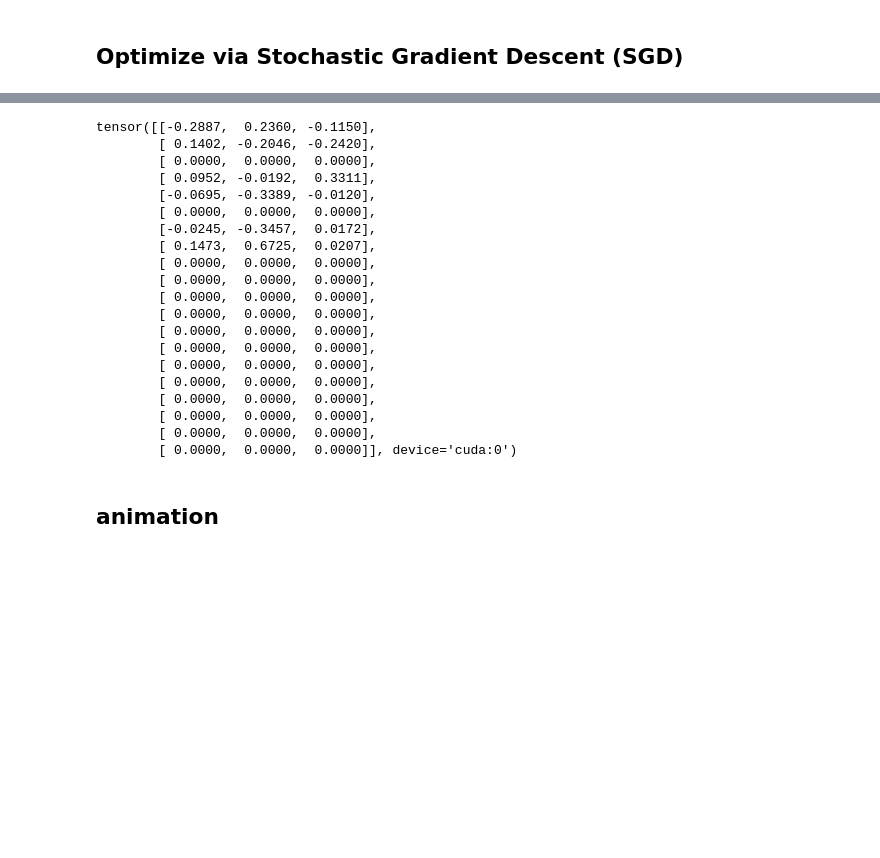
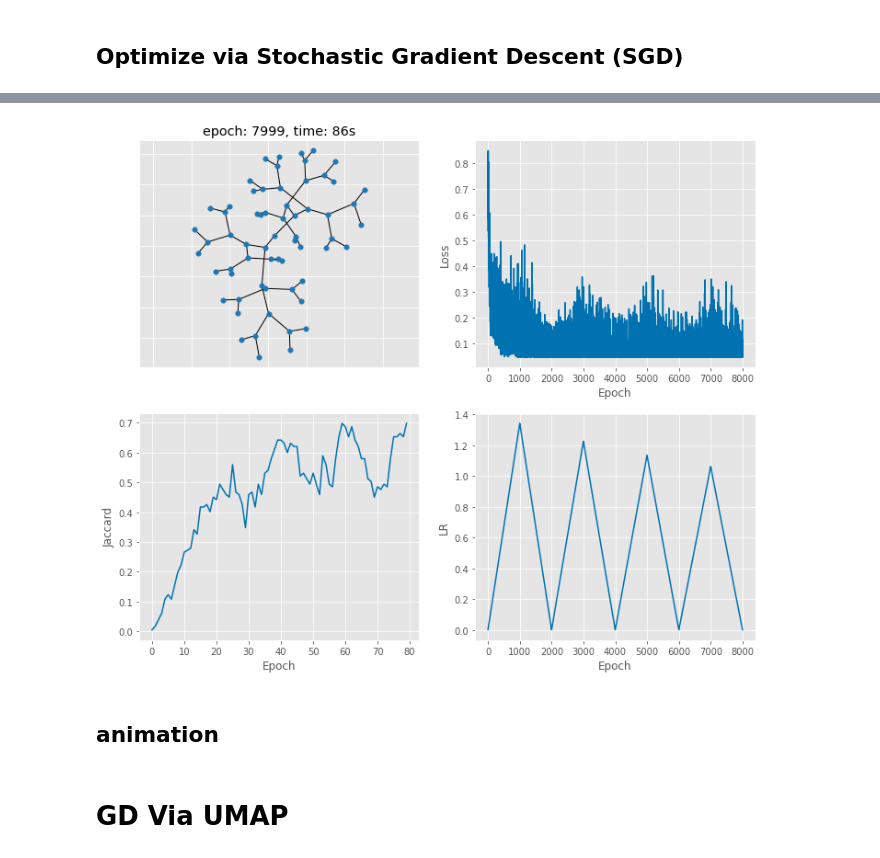
Before and after one commit to tiga1231/graph-drawing, a Jupyter notebook: neighbor-preservation.ipynb, the cells around one changed output, grey strips where cells are left out. Saved outputs shown, nothing was run; the diff lists cells and outputs as text; code cells hidden in the pictures; blank space fills up the shorter version.

```diff
--- a/neighbor-preservation.ipynb
+++ b/neighbor-preservation.ipynb
@@ -283,5 +284,32 @@ jaccard index: 0.6666666865348816
 # %% [markdown]
 ## generate a graph
+# %%
+## model
+def euclidean_neighbor(x, margin=0, samples=None, subgraph=None):
+    nodeCount = x.shape[0]
+
+    if samples is not None:
+        x,y = x[samples,:], x
+    elif subgraph is not None:
+        x,y = x[samples,:], x[samples,:]
+    else:
+        x,y = x, x
+
+    pdist = pairwise_distances(x, y)
+    res = torch.zeros([x.shape[0], y.shape[0]], device=device)
+
+    for i, [distances, ns] in enumerate(zip(pdist, neighborSizes)):
+        k = nodeCount-ns.item()
+        topk = distances.topk(k)
+        thresh = topk.values[-2:].mean()
+
+        res[i,:] = pdist[i,:]-thresh
+        res[i, res[i,:]>0] = res[i, res[i,:]>0]
+        res[i, res[i,:]<0] = res[i, res[i,:]<0]
+        res[i,:] = -res[i,:]
+#         res[i, truth[i].bool()] = res[i, truth[i].bool()]# + 1
+#         res[i, ~truth[i].bool()] = -res[i, ~truth[i].bool()]# + 1
+    return res
 # %%
 %%time
 
@@ -382,6 +454,6 @@ for i in iterBar:
 # %% [output]
 [interactive output not drawn]
 # %%
-pred = euclidean_neighbor(X)
-plot(X, pred, G, Adj+eye, lossHistory, jaccardHistory, i)
+pred = euclidean_neighbor(X, margin=1)
+plot(X, pred, G, Adj, lossHistory, jaccardHistory, lrHistory, i, totalTime, show=True, save=False, grad=False)
 # %% [output]
@@ -390,26 +460,4 @@ max grad: 0.0
+[figure, added]
-# %%
-X.grad
-# %% [output]
-tensor([[-0.2887,  0.2360, -0.1150],
-        [ 0.1402, -0.2046, -0.2420],
-        [ 0.0000,  0.0000,  0.0000],
-        [ 0.0952, -0.0192,  0.3311],
-        [-0.0695, -0.3389, -0.0120],
-        [ 0.0000,  0.0000,  0.0000],
-        [-0.0245, -0.3457,  0.0172],
-        [ 0.1473,  0.6725,  0.0207],
-        [ 0.0000,  0.0000,  0.0000],
-        [ 0.0000,  0.0000,  0.0000],
-        [ 0.0000,  0.0000,  0.0000],
-        [ 0.0000,  0.0000,  0.0000],
-        [ 0.0000,  0.0000,  0.0000],
-        [ 0.0000,  0.0000,  0.0000],
-        [ 0.0000,  0.0000,  0.0000],
-        [ 0.0000,  0.0000,  0.0000],
-        [ 0.0000,  0.0000,  0.0000],
-        [ 0.0000,  0.0000,  0.0000],
-        [ 0.0000,  0.0000,  0.0000],
-        [ 0.0000,  0.0000,  0.0000]], device='cuda:0')
 # %% [markdown]
 ## animation
 # %%
@@ -427,3 +475,5 @@ frames[0].save('anim9.gif', format='GIF',
                append_images=frames[1:],
                save_all=True,
                duration=60, loop=0)
+# %% [markdown]
+# GD Via UMAP
```
Also changed, not shown: parts of 15 cells of this notebook, 24 other files.
